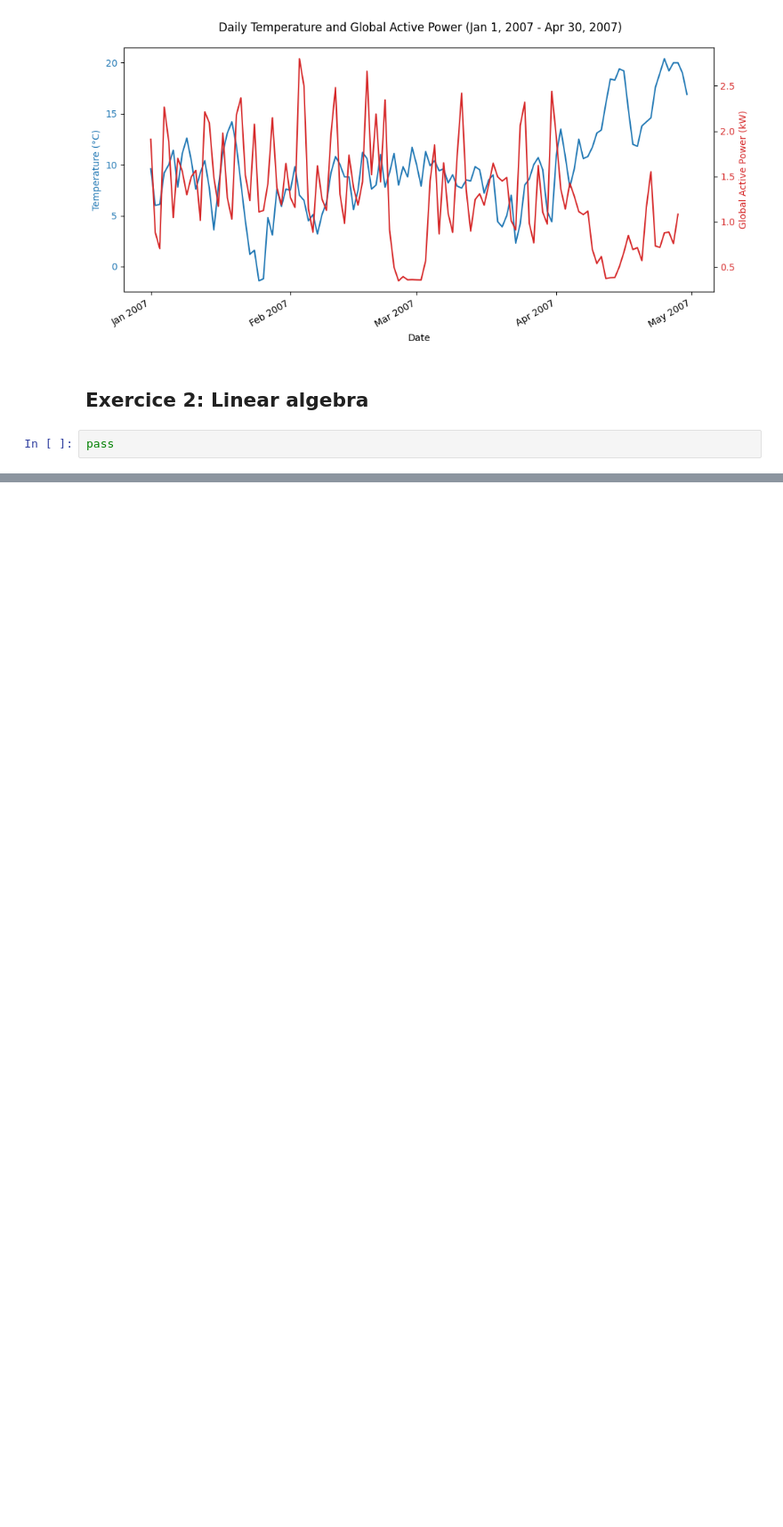
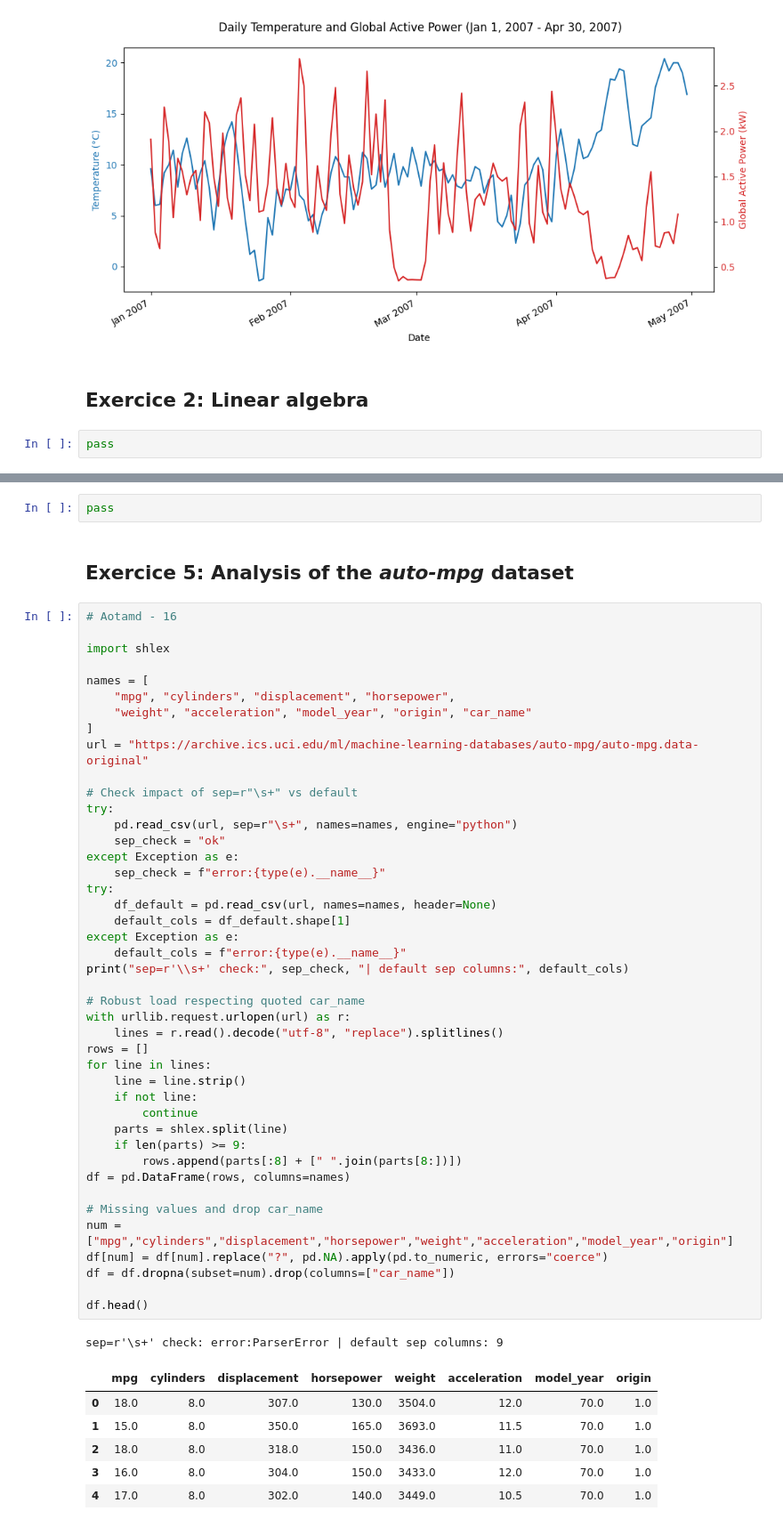
Before and after one commit to RaynorEtienn/Python4DataScience, a Jupyter notebook: Lab_2/romain_ETIENNE_x_Y.ipynb, the cells around one changed output, grey strips where cells are left out. Shown at 89% size. Cells and saved outputs as stored; diff of their text form; blank space fills up the shorter version.

Commit message:
Exercice 5 -> Done.

```diff
--- a/Lab_2/romain_ETIENNE_x_Y.ipynb
+++ b/Lab_2/romain_ETIENNE_x_Y.ipynb
@@ -167,0 +173,55 @@ pass
+# %%
+pass
+# %% [markdown]
+## Exercice 5: Analysis of the <em>auto-mpg</em> dataset
+# %%
+# Aotamd - 16
+
+import shlex
+
+names = [
+    "mpg", "cylinders", "displacement", "horsepower",
+    "weight", "acceleration", "model_year", "origin", "car_name"
+]
+url = "https://archive.ics.uci.edu/ml/machine-learning-databases/auto-mpg/auto-mpg.data-original"
+
+# Check impact of sep=r"\s+" vs default
+try:
+    pd.read_csv(url, sep=r"\s+", names=names, engine="python")
+    sep_check = "ok"
+except Exception as e:
+    sep_check = f"error:{type(e).__name__}"
+try:
+    df_default = pd.read_csv(url, names=names, header=None)
+    default_cols = df_default.shape[1]
+except Exception as e:
+    default_cols = f"error:{type(e).__name__}"
+print("sep=r'\\s+' check:", sep_check, "| default sep columns:", default_cols)
+
+# Robust load respecting quoted car_name
+with urllib.request.urlopen(url) as r:
+    lines = r.read().decode("utf-8", "replace").splitlines()
+rows = []
+for line in lines:
+    line = line.strip()
+    if not line:
+        continue
+    parts = shlex.split(line)
+    if len(parts) >= 9:
+        rows.append(parts[:8] + [" ".join(parts[8:])])
+df = pd.DataFrame(rows, columns=names)
+
+# Missing values and drop car_name
+num = ["mpg","cylinders","displacement","horsepower","weight","acceleration","model_year","origin"]
+df[num] = df[num].replace("?", pd.NA).apply(pd.to_numeric, errors="coerce")
+df = df.dropna(subset=num).drop(columns=["car_name"])
+
+df.head()
+# %% [output]
+sep=r'\s+' check: error:ParserError | default sep columns: 9
+|  | mpg | cylinders | displacement | horsepower | weight | acceleration | model_year | origin |
+| 0 | 18.0 | 8.0 | 307.0 | 130.0 | 3504.0 | 12.0 | 70.0 | 1.0 |
+| 1 | 15.0 | 8.0 | 350.0 | 165.0 | 3693.0 | 11.5 | 70.0 | 1.0 |
+| 2 | 18.0 | 8.0 | 318.0 | 150.0 | 3436.0 | 11.0 | 70.0 | 1.0 |
+| 3 | 16.0 | 8.0 | 304.0 | 150.0 | 3433.0 | 12.0 | 70.0 | 1.0 |
+| 4 | 17.0 | 8.0 | 302.0 | 140.0 | 3449.0 | 10.5 | 70.0 | 1.0 |
```
Also changed, not shown: parts of 13 cells of this notebook.
